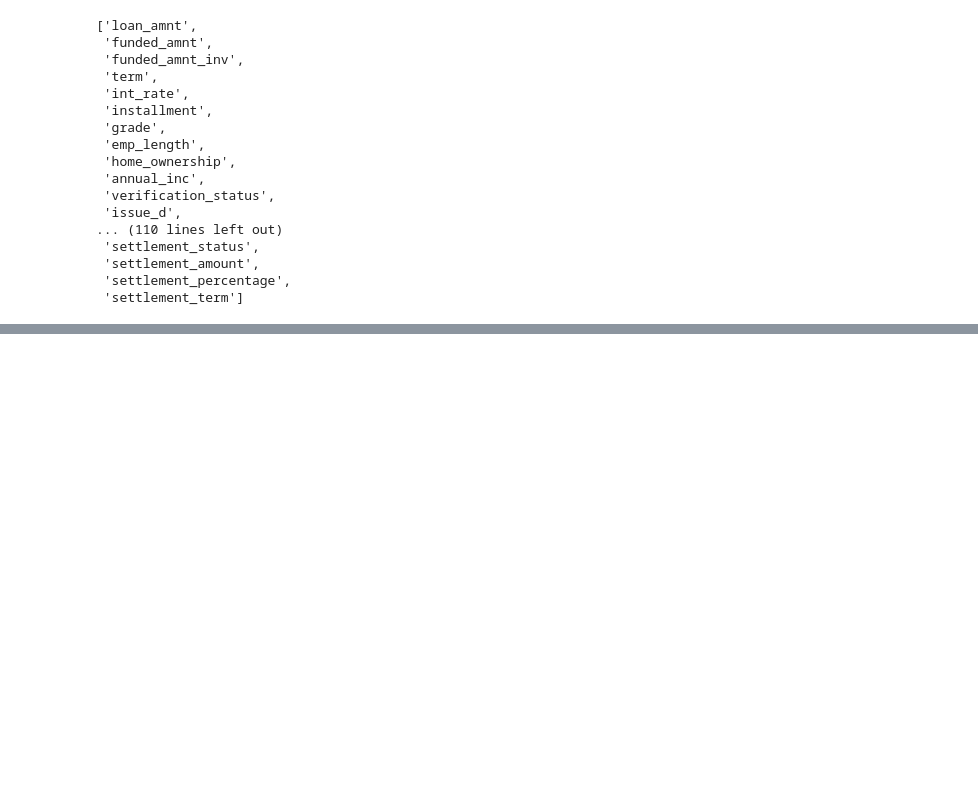
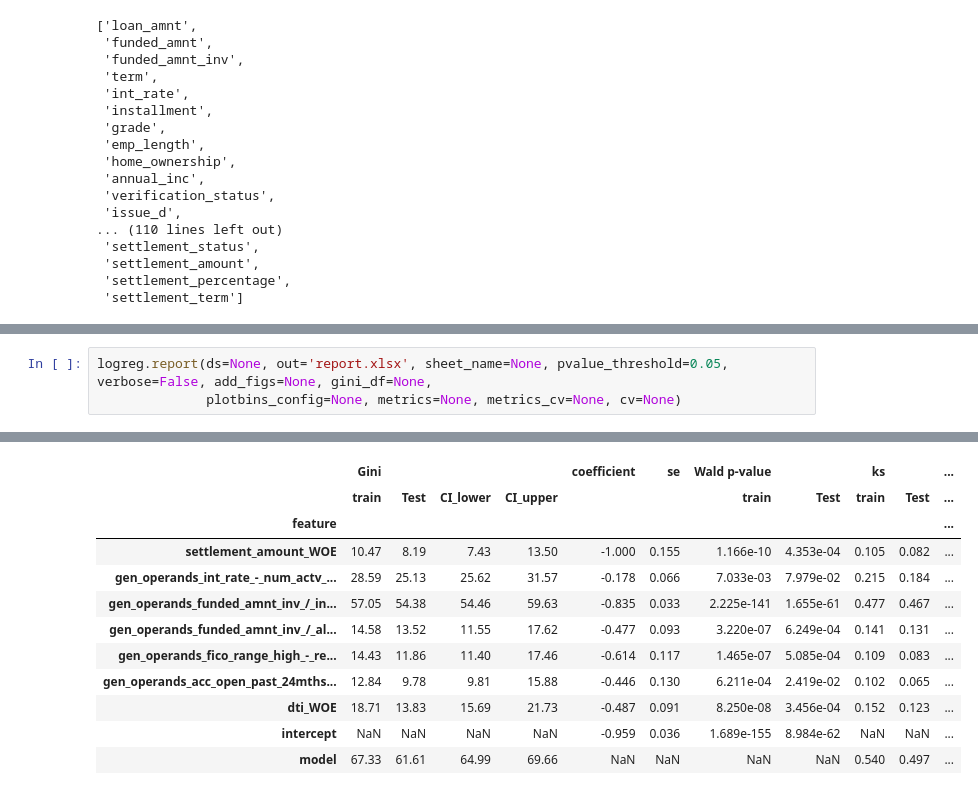
Before and after one commit to kirill-kozlitin/VTB, a Jupyter notebook: check_autologreg.ipynb, the cells around one changed output, grey strips where cells are left out. Cells and saved outputs as stored; diff of their text form; blank space fills up the shorter version.

```diff
--- a/check_autologreg.ipynb
+++ b/check_autologreg.ipynb
@@ -323,0 +389,4 @@ logreg.features
+# %%
+logreg.report(ds=None, out='report.xlsx', sheet_name=None, pvalue_threshold=0.05, verbose=False, add_figs=None, gini_df=None,
+              plotbins_config=None, metrics=None, metrics_cv=None, cv=None)
+# %% [output]
@@ -323,0 +394,12 @@ logreg.features
+|  | Gini |  |  |  | coefficient | se | Wald p-value |  | ks |  | ... |
+|  | train | Test | CI_lower | CI_upper |  |  | train | Test | train | Test | ... |
+| feature |  |  |  |  |  |  |  |  |  |  | ... |
+| settlement_amount_WOE | 10.47 | 8.19 | 7.43 | 13.50 | -1.000 | 0.155 | 1.166e-10 | 4.353e-04 | 0.105 | 0.082 | ... |
+| gen_operands_int_rate_-_num_actv_... | 28.59 | 25.13 | 25.62 | 31.57 | -0.178 | 0.066 | 7.033e-03 | 7.979e-02 | 0.215 | 0.184 | ... |
+| gen_operands_funded_amnt_inv_/_in... | 57.05 | 54.38 | 54.46 | 59.63 | -0.835 | 0.033 | 2.225e-141 | 1.655e-61 | 0.477 | 0.467 | ... |
+| gen_operands_funded_amnt_inv_/_al... | 14.58 | 13.52 | 11.55 | 17.62 | -0.477 | 0.093 | 3.220e-07 | 6.249e-04 | 0.141 | 0.131 | ... |
+| gen_operands_fico_range_high_-_re... | 14.43 | 11.86 | 11.40 | 17.46 | -0.614 | 0.117 | 1.465e-07 | 5.085e-04 | 0.109 | 0.083 | ... |
+| gen_operands_acc_open_past_24mths... | 12.84 | 9.78 | 9.81 | 15.88 | -0.446 | 0.130 | 6.211e-04 | 2.419e-02 | 0.102 | 0.065 | ... |
+| dti_WOE | 18.71 | 13.83 | 15.69 | 21.73 | -0.487 | 0.091 | 8.250e-08 | 3.456e-04 | 0.152 | 0.123 | ... |
+| intercept | NaN | NaN | NaN | NaN | -0.959 | 0.036 | 1.689e-155 | 8.984e-62 | NaN | NaN | ... |
+| model | 67.33 | 61.61 | 64.99 | 69.66 | NaN | NaN | NaN | NaN | 0.540 | 0.497 | ... |
```
Also changed, not shown: parts of 22 cells of this notebook.
